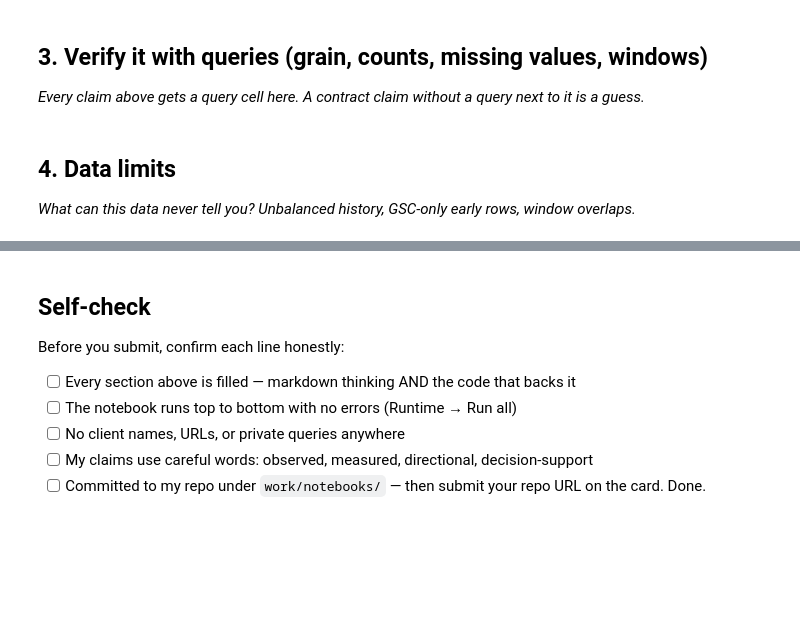
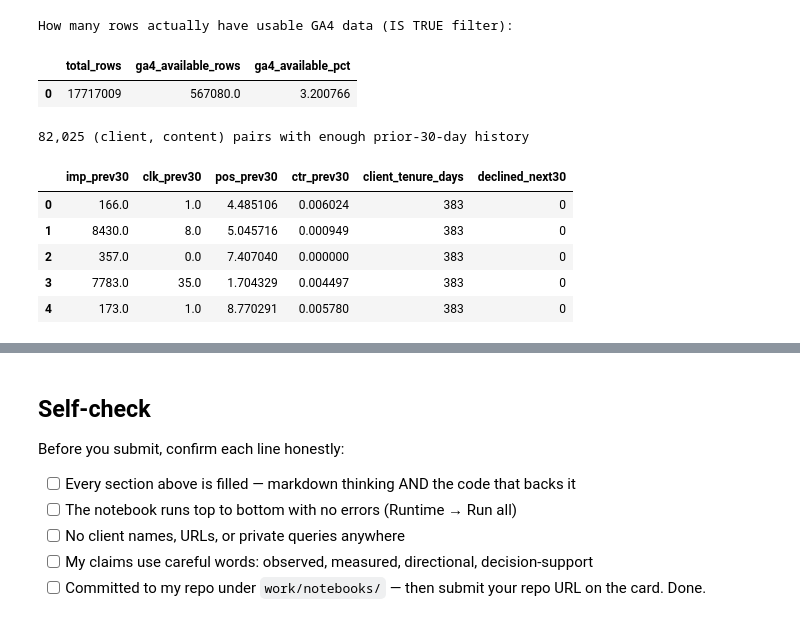
Before and after one commit to HarisBinHabib/Internship-Repo, a Jupyter notebook: work/notebooks/w03_data_contract.ipynb, the cells around one changed output, grey strips where cells are left out. Drawn from its saved outputs; the diff is of its cells as text; code cells hidden in the pictures; blank space fills up the shorter version.

Commit message:
Complete w03 data contract notebook

```diff
--- a/work/notebooks/w03_data_contract.ipynb
+++ b/work/notebooks/w03_data_contract.ipynb
@@ -23,4 +146,0 @@ This skeleton is yours to fill. Work the sections **in order** — each one has
-# %% [markdown]
-## 3. Verify it with queries (grain, counts, missing values, windows)
-
-*Every claim above gets a query cell here. A contract claim without a query next to it is a guess.*
@@ -30,4 +146,0 @@ This skeleton is yours to fill. Work the sections **in order** — each one has
-# %% [markdown]
-## 4. Data limits
-
-*What can this data never tell you? Unbalanced history, GSC-only early rows, window overlaps.*
@@ -36,0 +147,64 @@ This skeleton is yours to fill. Work the sections **in order** — each one has
+# %%
+availability = con.sql(f"""
+    SELECT
+        COUNT(*) AS total_rows,
+        SUM(CASE WHEN ga4_data_available IS TRUE THEN 1 ELSE 0 END) AS ga4_available_rows
+    FROM {TABLES['fact_daily']}
+    WHERE report_date BETWEEN DATE '2026-01-30' AND DATE '2026-03-31'
+""").df()
+
+print("How many rows actually have usable GA4 data (IS TRUE filter):")
+availability
+availability['ga4_available_pct'] = (
+    availability['ga4_available_rows'] / availability['total_rows'] * 100
+)
+availability
+# %% [output]
+How many rows actually have usable GA4 data (IS TRUE filter):
+|  | total_rows | ga4_available_rows | ga4_available_pct |
+| 0 | 17717009 | 567080.0 | 3.200766 |
+# %%
+features = con.sql(f"""
+    WITH anchor AS (SELECT DATE '2026-03-31' AS d),
+    windowed AS (
+        SELECT
+            f.client_hash_id, f.content_hash_id,
+            SUM(CASE WHEN f.report_date > a.d - INTERVAL 60 DAY
+                      AND f.report_date <= a.d - INTERVAL 30 DAY
+                      THEN f.gsc_impressions ELSE 0 END) AS imp_prev30,
+            SUM(CASE WHEN f.report_date > a.d - INTERVAL 60 DAY
+                      AND f.report_date <= a.d - INTERVAL 30 DAY
+                      THEN f.gsc_clicks ELSE 0 END) AS clk_prev30,
+            AVG(CASE WHEN f.report_date > a.d - INTERVAL 60 DAY
+                      AND f.report_date <= a.d - INTERVAL 30 DAY
+                      THEN f.gsc_avg_position END) AS pos_prev30,
+            SUM(CASE WHEN f.report_date > a.d - INTERVAL 30 DAY
+                      THEN f.gsc_impressions ELSE 0 END) AS imp_last30
+        FROM {TABLES['fact_daily']} f, anchor a
+        WHERE f.report_date > a.d - INTERVAL 60 DAY
+        GROUP BY 1, 2
+        HAVING imp_prev30 >= 100
+    )
+    SELECT w.*, c.gsc_data_start
+    FROM windowed w
+    LEFT JOIN {TABLES['dim_clients']} c ON w.client_hash_id = c.client_hash_id
+""").df()
+
+import pandas as pd
+features['ctr_prev30'] = features['clk_prev30'] / features['imp_prev30']
+features['client_tenure_days'] = (
+    pd.Timestamp('2026-03-01') - pd.to_datetime(features['gsc_data_start'])
+).dt.days
+features['declined_next30'] = (features['imp_last30'] < 0.70 * features['imp_prev30']).astype(int)
+
+print(f"{len(features):,} (client, content) pairs with enough prior-30-day history")
+features[['imp_prev30', 'clk_prev30', 'pos_prev30', 'ctr_prev30',
+          'client_tenure_days', 'declined_next30']].head()
+# %% [output]
+82,025 (client, content) pairs with enough prior-30-day history
+|  | imp_prev30 | clk_prev30 | pos_prev30 | ctr_prev30 | client_tenure_days | declined_next30 |
+| 0 | 166.0 | 1.0 | 4.485106 | 0.006024 | 383 | 0 |
+| 1 | 8430.0 | 8.0 | 5.045716 | 0.000949 | 383 | 0 |
+| 2 | 357.0 | 0.0 | 7.407040 | 0.000000 | 383 | 0 |
+| 3 | 7783.0 | 35.0 | 1.704329 | 0.004497 | 383 | 0 |
+| 4 | 173.0 | 1.0 | 8.770291 | 0.005780 | 383 | 0 |
```
Also changed, not shown: parts of 18 cells of this notebook.
